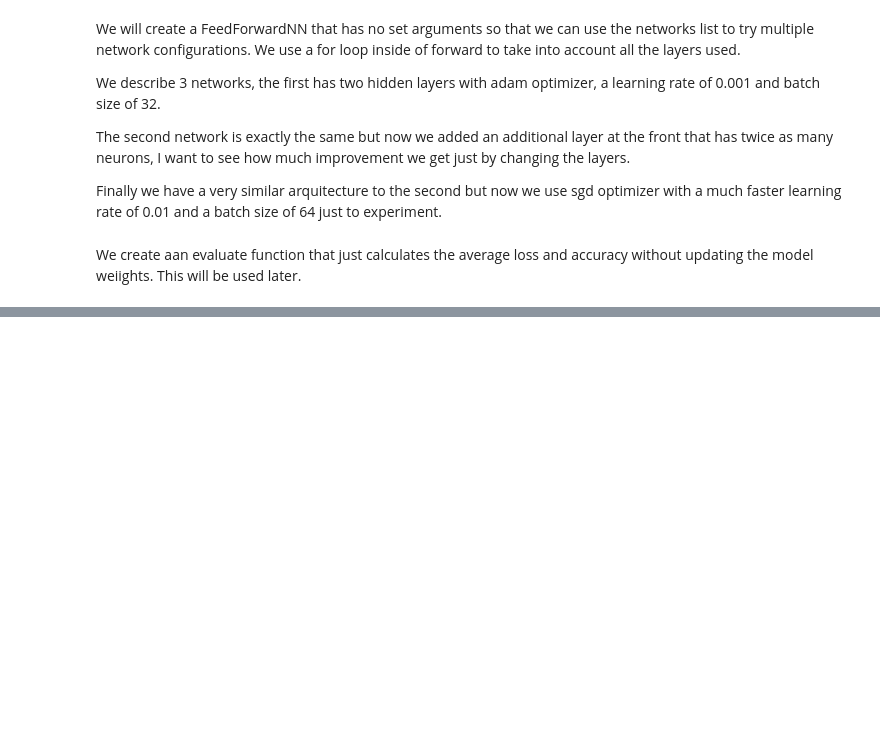
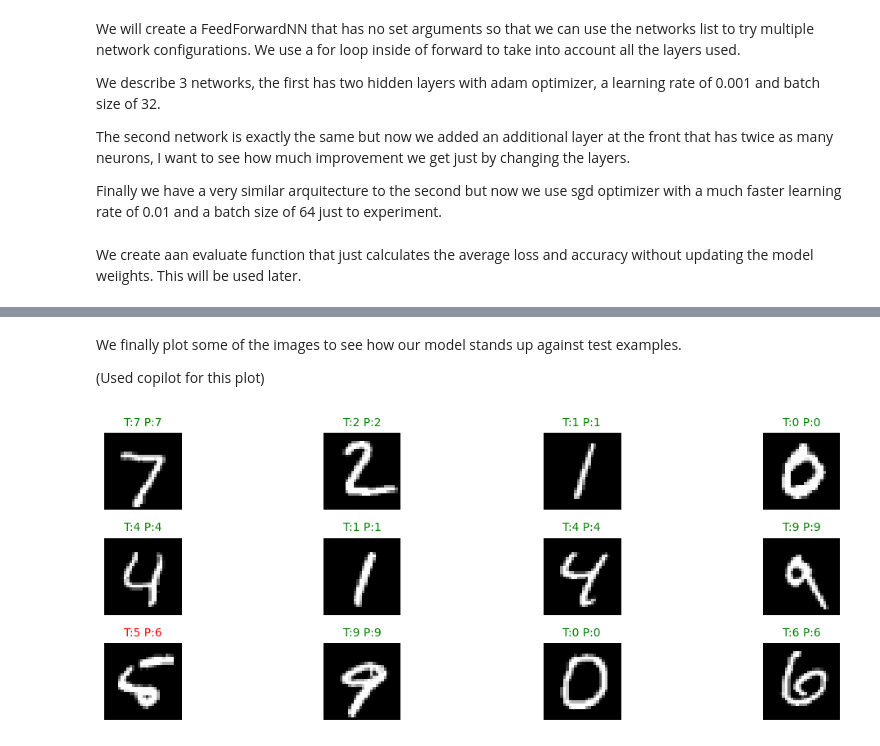
Before and after one commit to andres-go/computer-inteligence, a Jupyter notebook: notebooks/3.neural_networks.ipynb, the cells around one changed output, grey strips where cells are left out. Saved outputs shown, nothing was run; the diff lists cells and outputs as text; code cells hidden in the pictures; blank space fills up the shorter version.

```diff
--- a/notebooks/3.neural_networks.ipynb
+++ b/notebooks/3.neural_networks.ipynb
@@ -125,6 +129,11 @@ val_loader  = DataLoader(validation_data,  batch_size=256, shuffle=False)
 test_loader = DataLoader(test_data, batch_size=256, shuffle=False)
 
 results = []
+
+patience = 1
+delta = 0.05
+val_loss_history = []
+stopped_early = False
 for net in networks:
     print(f"\n- {net['name']}")
 
@@ -155,15 +164,18 @@ for net in networks:
         print(f"  Epoch {epoch + 1}/{net['epochs']}  val_loss={val_loss}  val_acc={val_acc}")
 
         # early stopping
-        if prev_val_loss is not None and val_loss > prev_val_loss:
-            print(f"Stopped early")
-            stopped_early = True
-            break
+
+        if patience < len(val_loss_history):
+            last = val_loss_history[-patience - 1]
+            current = val_loss_history[-1]
+            if last >= current and abs(last - current) < delta:
+                print(f"  Stopped early at {epoch + 1}")
+                stopped_early = True
+                break
 
         prev_val_loss = val_loss
 
-    # save ersults
-
+    # save results
     results.append({
         "name": net["name"],
         "val_loss": val_loss,
@@ -199,0 +216,27 @@ Test loss: 0.17366272970102728  Test accuracy: 0.9492
+# %% [markdown]
+We finally plot some of the images to see how our model stands up against test examples.
+
+(Used copilot for this plot)
+# %%
+model.eval()
+
+X_vis, y_vis = next(iter(test_loader))
+with torch.no_grad():
+    logits = model(X_vis)
+    y_pred = logits.argmax(dim=1)
+
+n = 12
+plt.figure(figsize=(12, 4))
+for j in range(n):
+    plt.subplot(3, 4, j + 1)
+    plt.imshow(X_vis[j].squeeze(), cmap="gray")
+    true_label = int(y_vis[j].item())
+    pred_label = int(y_pred[j].item())
+    color = "green" if true_label == pred_label else "red"
+    plt.title(f"T:{labels_map[true_label]} P:{labels_map[pred_label]}", color=color, fontsize=10)
+    plt.axis("off")
+
+plt.tight_layout()
+plt.show()
+# %% [output]
+[figure, added]
```
Also changed, not shown: parts of 8 cells of this notebook.
